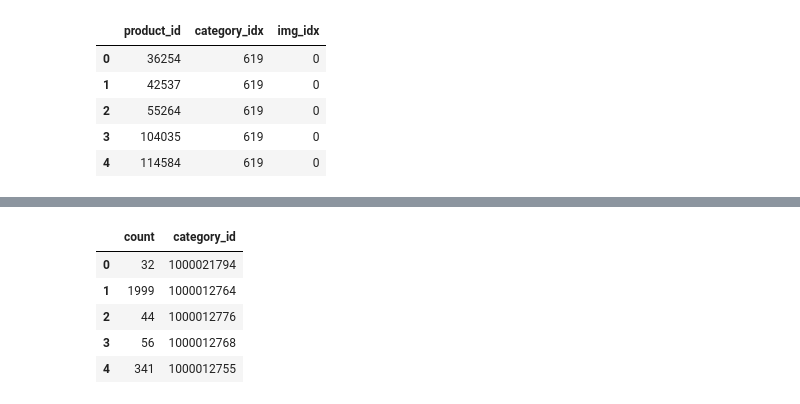
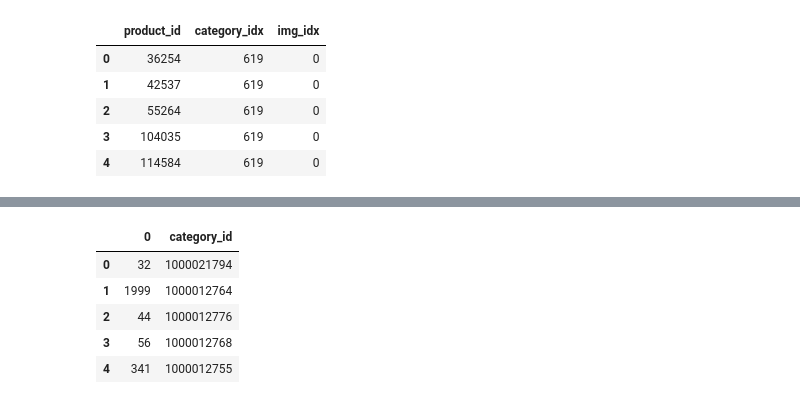
Before and after one commit to swkpku/data_science_competition, a Jupyter notebook: Cdiscount/src/Cdiscount-Explore-Dataset-2.ipynb, the cells around one changed output, grey strips where cells are left out. Saved outputs shown, nothing was run; the diff lists cells and outputs as text; code cells hidden in the pictures.

```diff
--- a/Cdiscount/src/Cdiscount-Explore-Dataset-2.ipynb
+++ b/Cdiscount/src/Cdiscount-Explore-Dataset-2.ipynb
@@ -204,9 +175,9 @@ num_images_per_cat_df.head()
 # %%
-#num_images_per_cat_df['category_id'] = num_images_per_cat_df.index
+num_images_per_cat_df['category_id'] = num_images_per_cat_df.index
 num_images_per_cat_df['category_id'] = num_images_per_cat_df['category_id'].apply(lambda x: idx2cat[x])
 num_images_per_cat_df.head()
 # %% [output]
-|  | count | category_id |
+|  | 0 | category_id |
 | 0 | 32 | 1000021794 |
 | 1 | 1999 | 1000012764 |
 | 2 | 44 | 1000012776 |
```
Also changed, not shown: parts of 9 cells of this notebook.
